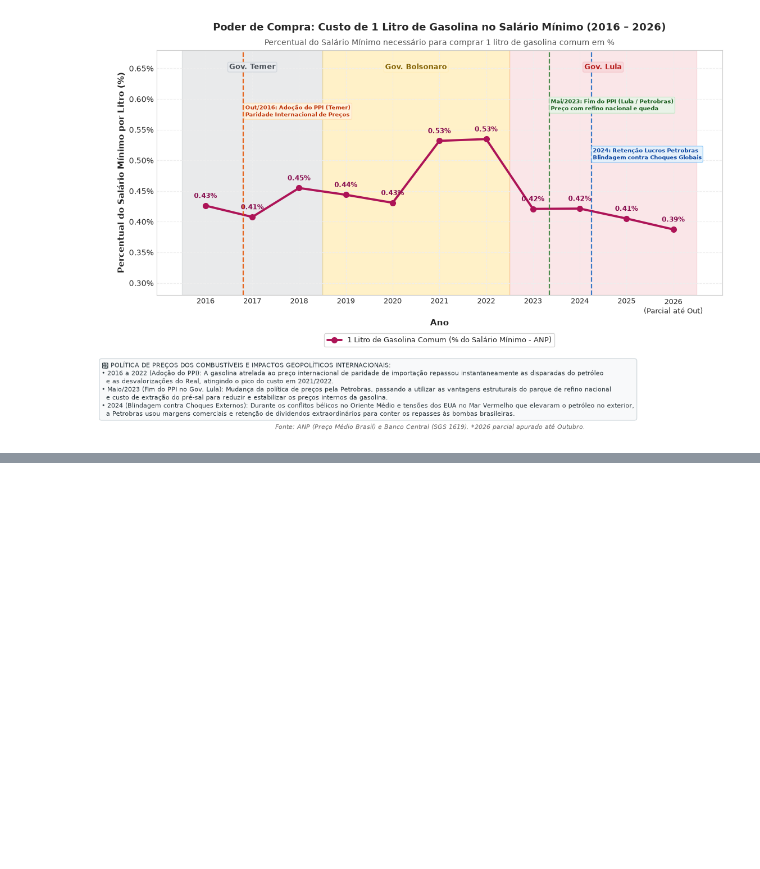
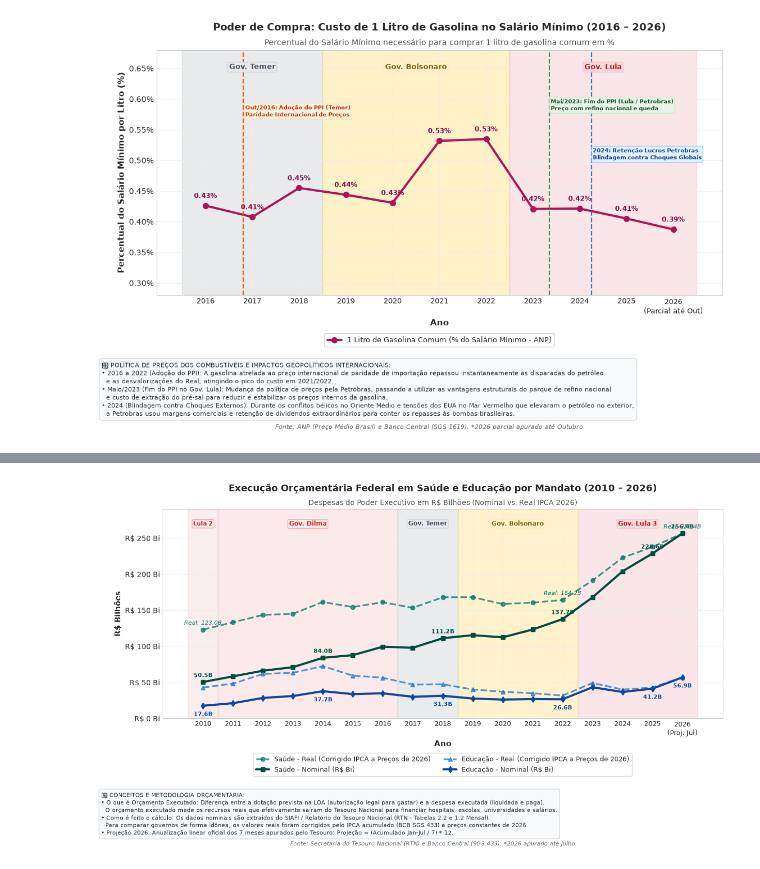
Before and after one commit to hianaracamilla/trad_x_municipio, a Jupyter notebook: series_historicas_brasil_2010_2025.ipynb, the cells around one changed output, grey strips where cells are left out. Cells and saved outputs as stored; diff of their text form; code cells hidden in the pictures; blank space fills up the shorter version.

```diff
--- a/series_historicas_brasil_2010_2025.ipynb
+++ b/series_historicas_brasil_2010_2025.ipynb
@@ -893,0 +942,7 @@ plt.show()
+# %%
+from extratores import extrair_series_orcamento_completas
+
+# Carrega a base oficial consolidada do Orçamento Federal (RTN, SIAFI, FNDE, MS)
+df_orcamento = extrair_series_orcamento_completas()
+anos_orc = df_orcamento['ano'].values
+print(f"✔️ Base do Orçamento Federal carregada: {len(df_orcamento)} anos consolidados (2010 a 2026).")
@@ -893,0 +956,64 @@ plt.show()
+# %%
+fig, ax = plt.subplots(figsize=(14, 7.5))
+
+anos_o = df_orcamento['ano']
+saude_nom = df_orcamento['saude_bi']
+saude_real = df_orcamento['saude_real_2026_bi']
+educ_nom = df_orcamento['educacao_bi']
+educ_real = df_orcamento['educacao_real_2026_bi']
+
+# Linhas de Saúde
+ax.plot(anos_o, saude_real, marker='o', color='#00796B', linewidth=2.4, linestyle='--', alpha=0.75, label='Saúde - Real (Corrigido IPCA a Preços de 2026)')
+ax.plot(anos_o, saude_nom, marker='s', color='#004D40', linewidth=3.0, label='Saúde - Nominal (R$ Bi)')
+
+# Linhas de Educação
+ax.plot(anos_o, educ_real, marker='^', color='#1976D2', linewidth=2.4, linestyle='--', alpha=0.75, label='Educação - Real (Corrigido IPCA a Preços de 2026)')
+ax.plot(anos_o, educ_nom, marker='d', color='#0D47A1', linewidth=3.0, label='Educação - Nominal (R$ Bi)')
+
+aplicar_faixas_governos_2010_2026(ax, ylim=(0, 290))
+ax.set_title('Execução Orçamentária Federal em Saúde e Educação por Mandato (2010 – 2026)', fontsize=13, fontweight='bold', pad=25)
+ax.text(0.5, 1.02, 'Despesas do Poder Executivo em R$ Bilhões (Nominal vs. Real IPCA 2026)', transform=ax.transAxes, ha='center', fontsize=10, color='#555555')
+
+ax.set_xlabel('Ano', fontsize=11, fontweight='bold')
+ax.set_ylabel('R$ Bilhões', fontsize=11, fontweight='bold')
+ax.set_xticks(anos_o)
+ax.set_xticklabels([f"{int(a)}" if a != 2026 else "2026\n(Proj. Jul)" for a in anos_o], fontsize=9)
+ax.yaxis.set_major_formatter(ticker.FormatStrFormatter('R$ %.0f Bi'))
+
+# Rótulos para Saúde nos anos-chave
+for idx in [0, 4, 8, 12, 15, 16]:
+    a = anos_o.iloc[idx]
+    v_n = saude_nom.iloc[idx]
+    v_r = saude_real.iloc[idx]
+    ax.text(a, v_n + 5, f"{v_n:.1f}B", ha='center', va='bottom', fontsize=8, fontweight='bold', color='#004D40')
+    if a in [2010, 2022, 2026]:
+        ax.text(a, v_r + 5, f"Real: {v_r:.1f}B", ha='center', va='bottom', fontsize=8, color='#00796B', style='italic')
+
+# Rótulos para Educação nos anos-chave
+for idx in [0, 4, 8, 12, 15, 16]:
+    a = anos_o.iloc[idx]
+    v_n = educ_nom.iloc[idx]
+    ax.text(a, v_n - 8, f"{v_n:.1f}B", ha='center', va='top', fontsize=8, fontweight='bold', color='#0D47A1')
+
+# Legenda fora do gráfico, centralizada abaixo do eixo X
+ax.legend(loc='upper center', bbox_to_anchor=(0.5, -0.15), frameon=True, fontsize=9.0, ncol=2)
+
+# Caixa de comentários didáticos abaixo do gráfico
+comentarios_g12 = (
+    "💡 CONCEITOS E METODOLOGIA ORÇAMENTÁRIA:\n"
+    "• O que é Orçamento Executado: Diferença entre a dotação prevista na LOA (autorização legal para gastar) e a despesa executada (liquidada e paga).\n"
+    "  O orçamento executado mede os recursos reais que efetivamente saíram do Tesouro Nacional para financiar hospitais, escolas, universidades e salários.\n"
+    "• Como é feito o cálculo: Os dados nominais são extraídos do SIAFI / Relatório do Tesouro Nacional (RTN - Tabelas 2.2 e 1.2 Mensal).\n"
+    "  Para comparar governos de forma idônea, os valores reais foram corrigidos pelo IPCA acumulado (BCB SGS 433) a preços constantes de 2026.\n"
+    "• Projeção 2026: Anualização linear oficial dos 7 meses apurados pelo Tesouro: Projeção = (Acumulado Jan-Jul / 7) * 12."
+)
+fig.text(0.04, 0.040, comentarios_g12, fontsize=7.8, color='#263238', linespacing=1.35,
+         bbox=dict(boxstyle='round,pad=0.4', facecolor='#F8F9FA', edgecolor='#CFD8DC', alpha=0.95))
+
+fig.text(0.5, 0.012, 'Fonte: Secretaria do Tesouro Nacional (RTN) e Banco Central (SGS 433). *2026 apurado até Julho.',
+         ha='center', fontsize=7.8, style='italic', color='#666666')
+
+plt.subplots_adjust(top=0.88, bottom=0.34)
+plt.show()
+# %% [output]
+[figure, added]
```
Also changed, not shown: parts of 15 cells of this notebook, 9 other files.
